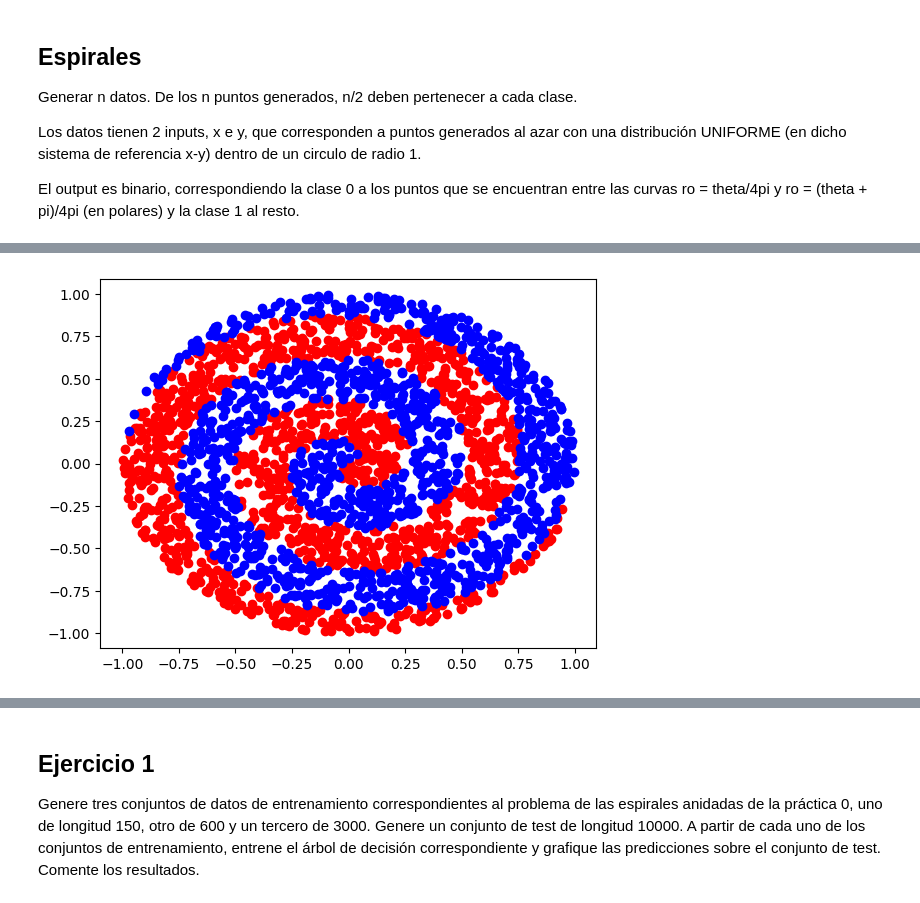
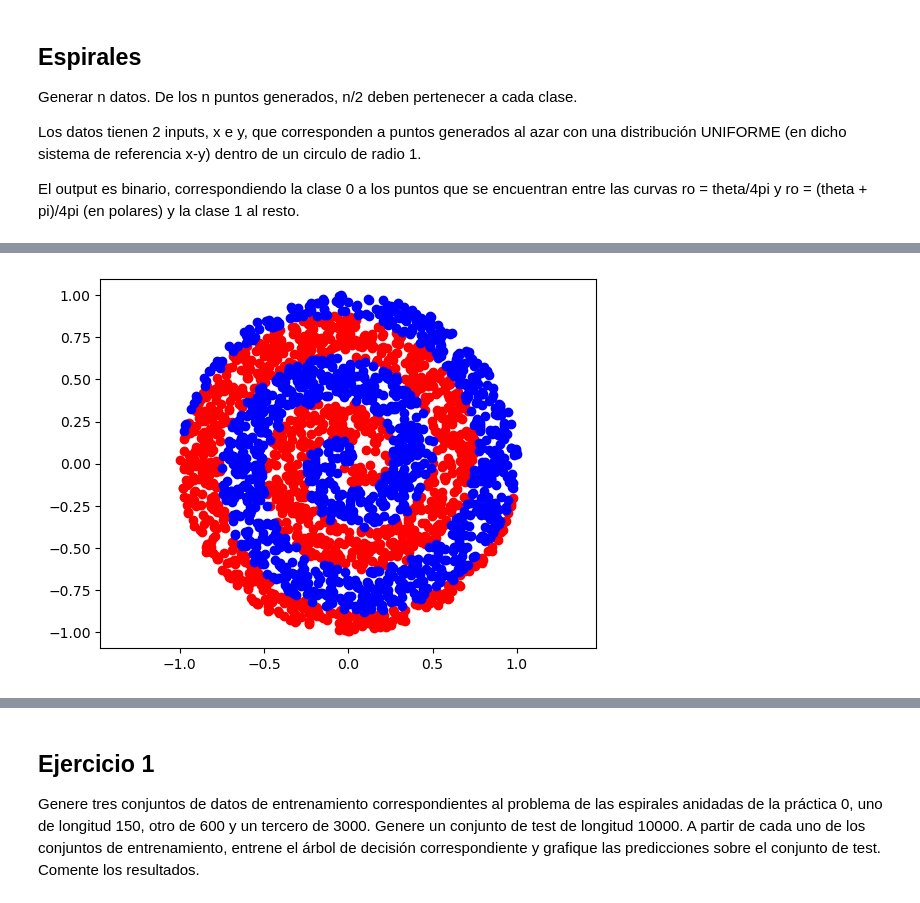
Before and after one commit to Martin-Binner/IA, a Jupyter notebook: ML/IIA24_ML_Generacion.ipynb, the cells around one changed output, grey strips where cells are left out. Cells and saved outputs as stored; diff of their text form; code cells hidden in the pictures.

```diff
--- a/ML/IIA24_ML_Generacion.ipynb
+++ b/ML/IIA24_ML_Generacion.ipynb
@@ -200,23 +201,24 @@ espirales(50)
 # %%
 diag_df = espirales(2500)
 
 # diferenciar entre clase 0 y clase 1
 c0 = diag_df[diag_df['output'] == 0]
 c1 = diag_df[diag_df['output'] == 1]
 
 xs0 = [e[0] for e in c0['input']]
 ys0 = [e[1] for e in c0['input']]
 xs1 = [e[0] for e in c1['input']]
 ys1 = [e[1] for e in c1['input']]
 
 import itertools
 
 colors = itertools.cycle(["r","b","a"]);
 plt.scatter(xs0, ys0, color=next(colors))
 plt.scatter(xs1, ys1, color='blue')
+plt.axis('equal')
 plt.show()
 # %% [output]
-[figure, old version]
+[figure, new version]
 # %%
 from sklearn.model_selection import train_test_split
 from sklearn.tree import DecisionTreeClassifier, plot_tree
```
Also changed, not shown: parts of 14 cells of this notebook.
